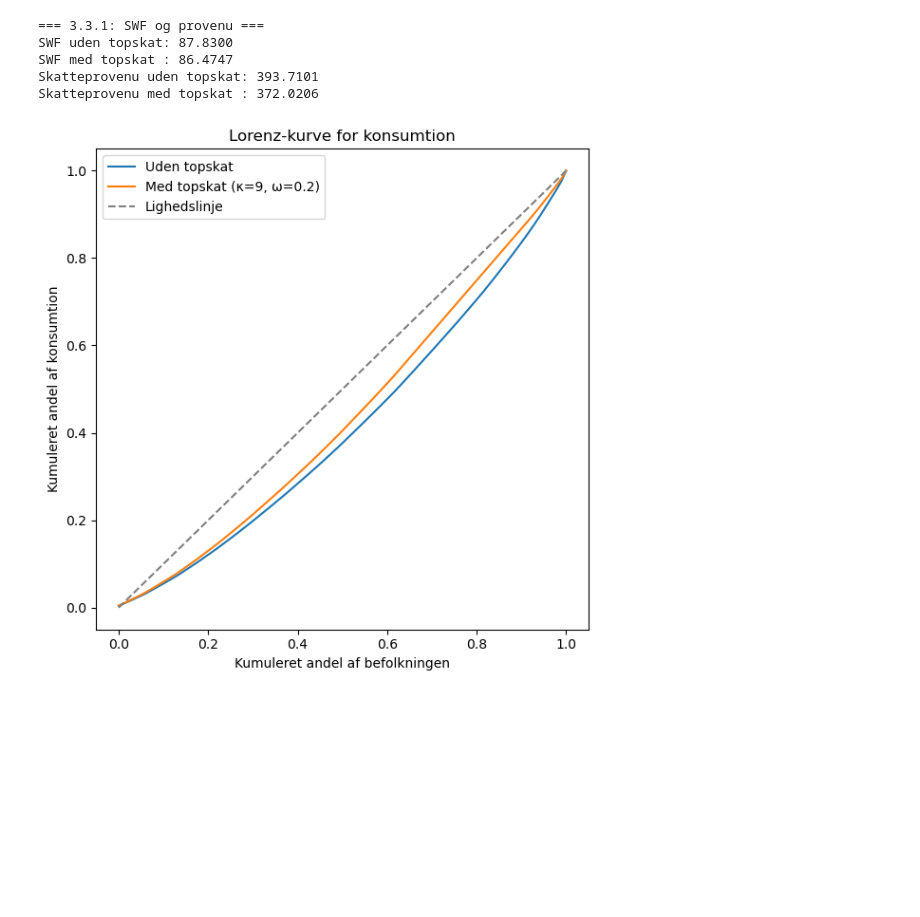
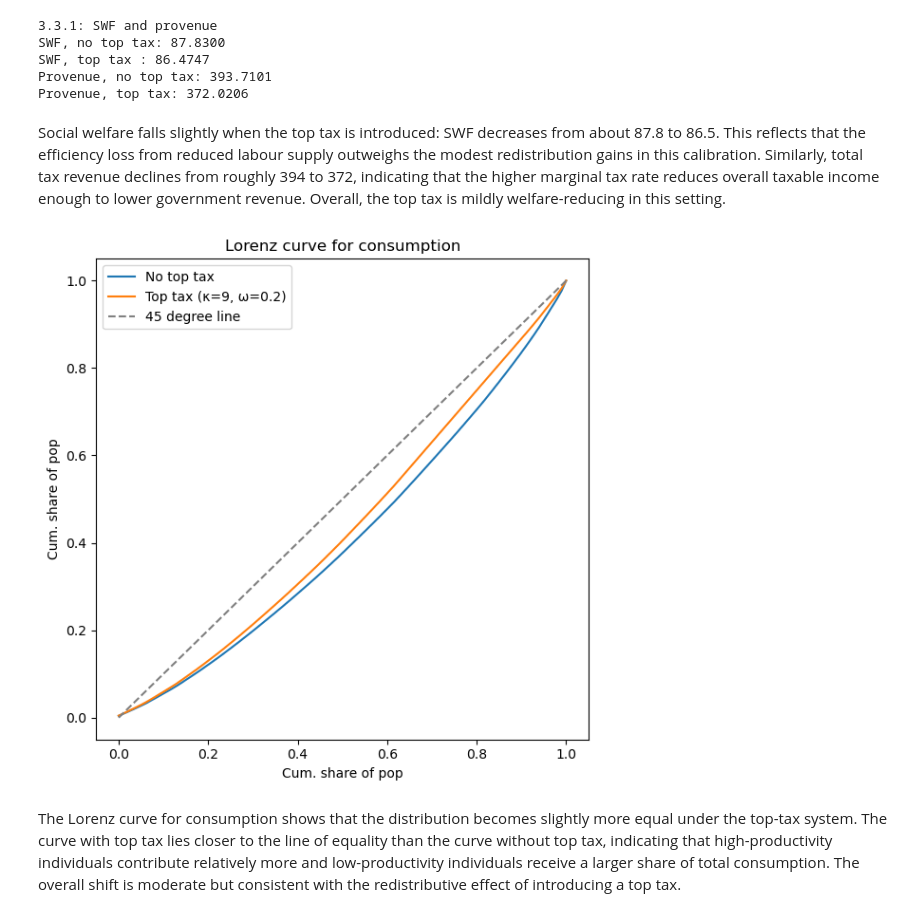
Before and after one commit to htx354/progecon, a Jupyter notebook: ModelProject.ipynb, the cells around one changed output. Saved outputs shown, nothing was run; the diff lists cells and outputs as text; code cells hidden in the pictures; blank space fills up the shorter version.

```diff
--- a/ModelProject.ipynb
+++ b/ModelProject.ipynb
@@ -126,9 +120,9 @@ def solve_by_FOC(p):
     best_type, best_l, best_U = max(candidates, key=lambda x: x[2])
     return best_l, best_U, best_type
 # %%
-# === SNIPPET 4: Loop over p og lav samlet figur ===
+# Looping p and plot figure
 
-# Laver en figur med 3 rækker (U, phi_before, phi_after) og 3 kolonner (en for hver p)
+# Figure: 3x3 subplots (3 states of p, 2 states of kink)
 fig, axes = plt.subplots(3, len(p_list), figsize=(5 * len(p_list), 10), sharex=True)
 
 # Hvis der kun var én p, ville axes være 1D, men her er der 3, så axes er 2D: [row, col]
@@ -175,14 +169,14 @@ for j, p in enumerate(p_list):
     ax_U.legend()
 
     # (2) phi før kink
-    ax_phi_b.plot(l_grid, phi_before_vals, label="phi før kink")
+    ax_phi_b.plot(l_grid, phi_before_vals, label="phi before kink")
     ax_phi_b.axhline(0, linestyle="--")
     if j == 0:
         ax_phi_b.set_ylabel("phi_before(l)")
     ax_phi_b.legend()
 
     # (3) phi efter kink
-    ax_phi_a.plot(l_grid, phi_after_vals, label="phi efter kink")
+    ax_phi_a.plot(l_grid, phi_after_vals, label="phi after kink")
     ax_phi_a.axhline(0, linestyle="--")
     if j == 0:
         ax_phi_a.set_ylabel("phi_after(l)")
@@ -370,21 +346,20 @@ def compute_swf_top_tax(tau, zeta, kappa_val, omega_val):
 
     return SWF, T, U_arr
 # %%
-# === 3.3 SNIPPET 2: 3.3.1 – SWF uden og med topskat ===
-
-# Brug de tau* og zeta* du har fundet tidligere
+# 3.3.1 - SWF with/without top tax
+# Tau* and Zeta* from last cell
 tau_opt = tau_star
 zeta_opt = zeta_star
 
-# 1) Baseline: ingen topskat (omega = 0, meget høj kappa)
+# 1) Baeling: No top tax (Omega = 0, Kappa high)
 swf_base, T_base, U_base = compute_swf_top_tax(
     tau=tau_opt,
     zeta=zeta_opt,
-    kappa_val=1e6,   # meget stor => næsten ingen rammes af topskatten
+    kappa_val=1e6,   # Set high
     omega_val=0.0
 )
 
-# 2) Med topskat: kappa = 9, omega = 0.2 (som i opgaven)
+# 2) With top tax: Kappa = 9, Omega = 0.2
 swf_top, T_top, U_top = compute_swf_top_tax(
     tau=tau_opt,
     zeta=zeta_opt,
@@ -392,15 +367,18 @@ swf_top, T_top, U_top = compute_swf_top_tax(
     omega_val=0.2
 )
 
-print("=== 3.3.1: SWF og provenu ===")
-print(f"SWF uden topskat: {swf_base:.4f}")
-print(f"SWF med topskat : {swf_top:.4f}")
-print(f"Skatteprovenu uden topskat: {T_base:.4f}")
-print(f"Skatteprovenu med topskat : {T_top:.4f}")
+print("3.3.1: SWF and provenue")
+print(f"SWF, no top tax: {swf_base:.4f}")
+print(f"SWF, top tax : {swf_top:.4f}")
+print(f"Provenue, no top tax: {T_base:.4f}")
+print(f"Provenue, top tax: {T_top:.4f}")
 # %% [output]
-=== 3.3.1: SWF og provenu ===
-SWF uden topskat: 87.8300
-SWF med topskat : 86.4747
-Skatteprovenu uden topskat: 393.7101
-Skatteprovenu med topskat : 372.0206
+3.3.1: SWF and provenue
+SWF, no top tax: 87.8300
+SWF, top tax : 86.4747
+Provenue, no top tax: 393.7101
+Provenue, top tax: 372.0206
+# %% [markdown]
+Social welfare falls slightly when the top tax is introduced: SWF decreases from about 87.8 to 86.5. This reflects that the efficiency loss from reduced labour supply outweighs the modest redistribution gains in this calibration.
+Similarly, total tax revenue declines from roughly 394 to 372, indicating that the higher marginal tax rate reduces overall taxable income enough to lower government revenue. Overall, the top tax is mildly welfare-reducing in this setting.
 # %%
@@ -445,39 +422,40 @@ def lorenz_curve(c_arr):
     cum_pop_share = np.linspace(0, 1, len(c_arr), endpoint=True)
     return cum_pop_share, cum_cons_share
 # %%
-# === 3.3 SNIPPET 4: 3.3.2 – Plot Lorenz-kurver ===
-
-# konsumtion uden topskat
+# 3.3.2 – Plot Lorenz curves
+# Consumption, no top tax (Omega = 0, Kappa high)
 c_base = compute_consumption_distribution(
     tau=tau_opt,
     zeta=zeta_opt,
     kappa_val=1e6,
     omega_val=0.0
 )
 
-# konsumtion med topskat (kappa=9, omega=0.2)
+# Consumption with top tax (Kappa=9, Omega=0.2)
 c_top = compute_consumption_distribution(
     tau=tau_opt,
     zeta=zeta_opt,
     kappa_val=9.0,
     omega_val=0.2
 )
 
-# beregn Lorenz-kurver
+# Compute Loretz curves
 pop_base, cons_base = lorenz_curve(c_base)
 pop_top, cons_top   = lorenz_curve(c_top)
 
-# plot
+# Plot setup
 plt.figure(figsize=(6, 6))
-plt.plot(pop_base, cons_base, label="Uden topskat")
-plt.plot(pop_top, cons_top, label="Med topskat (κ=9, ω=0.2)")
-plt.plot([0, 1], [0, 1], linestyle="--", color="grey", label="Lighedslinje")
-plt.xlabel("Kumuleret andel af befolkningen")
-plt.ylabel("Kumuleret andel af konsumtion")
-plt.title("Lorenz-kurve for konsumtion")
+plt.plot(pop_base, cons_base, label="No top tax")
+plt.plot(pop_top, cons_top, label="Top tax (κ=9, ω=0.2)")
+plt.plot([0, 1], [0, 1], linestyle="--", color="grey", label="45 degree line")
+plt.xlabel("Cum. share of pop")
+plt.ylabel("Cum. share of pop")
+plt.title("Lorenz curve for consumption")
 plt.legend()
 plt.tight_layout()
 plt.show()
 # %% [output]
-[figure, old version]
+[figure, new version]
+# %% [markdown]
+The Lorenz curve for consumption shows that the distribution becomes slightly more equal under the top-tax system. The curve with top tax lies closer to the line of equality than the curve without top tax, indicating that high-productivity individuals contribute relatively more and low-productivity individuals receive a larger share of total consumption. The overall shift is moderate but consistent with the redistributive effect of introducing a top tax.
 # %%
```
Also changed, not shown: parts of 20 cells of this notebook.
